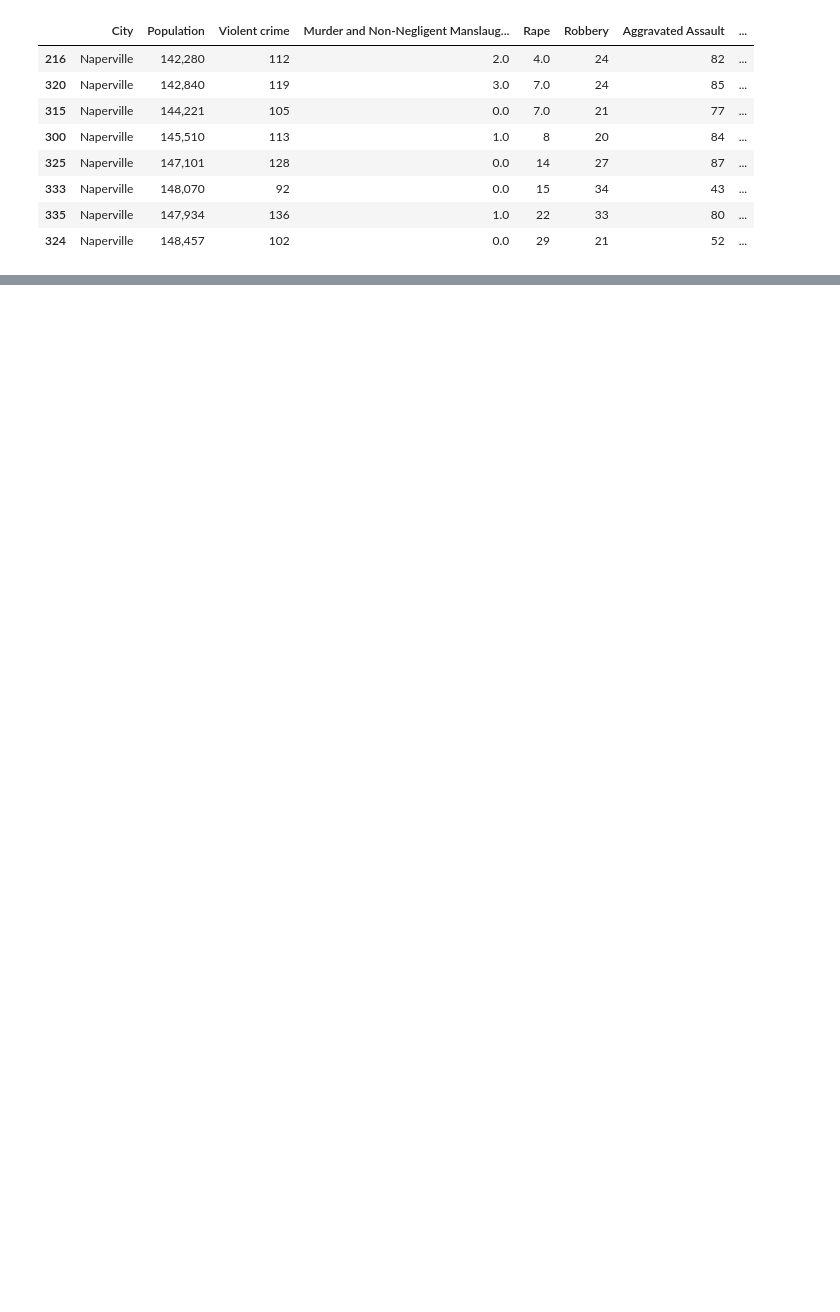
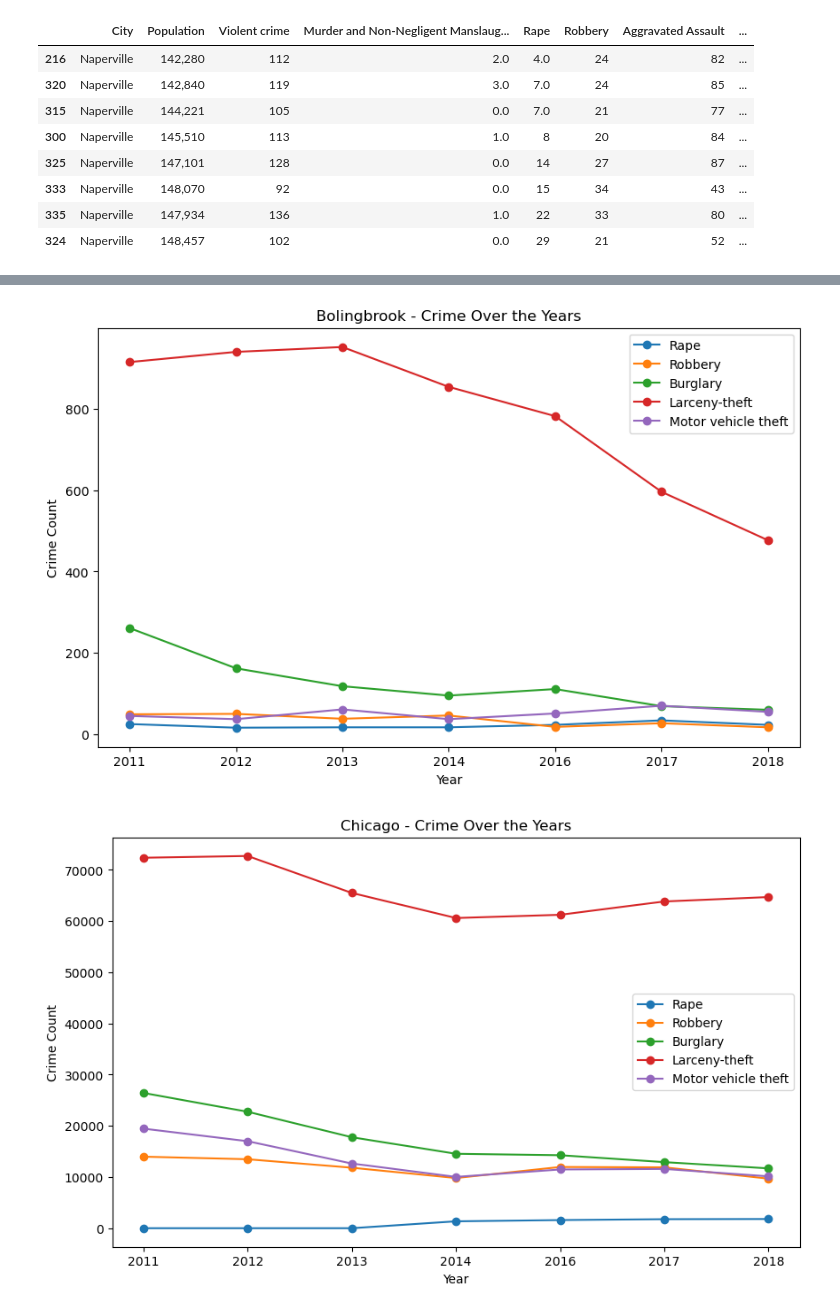
Before and after one commit to Expopanda/Project_1, a Jupyter notebook: shunjiaanalysis.ipynb, the cells around one changed output, grey strips where cells are left out. Cells and saved outputs as stored; diff of their text form; code cells hidden in the pictures; blank space fills up the shorter version.

```diff
--- a/shunjiaanalysis.ipynb
+++ b/shunjiaanalysis.ipynb
@@ -248,0 +263,13 @@ FBI_df_Naperville
+# %%
+# Step 1: Create a set of years for each city
+years_by_city = {}
+cities = combined_filter_df['City'].unique()
+
+for city in cities:
+    years_by_city[city] = set(combined_filter_df[combined_filter_df['City'] == city]['Year'])
+
+# Step 2: Find the intersection of these sets to identify the common years
+overlap_years = set.intersection(*years_by_city.values())
+
+# 'overlap_years' now contains the common years among all cities.
+print("Overlap Years:", sorted(list(overlap_years)))
@@ -248,0 +278,4 @@ FBI_df_Naperville
+# %%
+#creat the new df based on the overlap_years
+FBI_new_city_df = combined_filter_df[combined_filter_df['Year'].isin(overlap_years)]
+FBI_new_city_df.info
@@ -248,0 +311,6 @@ FBI_df_Naperville
+# %%
+FBI_new_city_df["Rape"] = [float(str(i).replace(",", "")) for i in FBI_new_city_df["Rape"]]
+FBI_new_city_df["Robbery"] = [float(str(i).replace(",", "")) for i in FBI_new_city_df["Robbery"]]
+FBI_new_city_df["Burglary"] = [float(str(i).replace(",", "")) for i in FBI_new_city_df["Burglary"]]
+FBI_new_city_df["Larceny-theft"] = [float(str(i).replace(",", "")) for i in FBI_new_city_df["Larceny-theft"]]
+FBI_new_city_df["Motor vehicle theft"] = [float(str(i).replace(",", "")) for i in FBI_new_city_df["Motor vehicle theft"]]
@@ -248,0 +335,25 @@ FBI_df_Naperville
+# %%
+# creat line charts based on the crimes and the years for each city
+# Group the data by 'City'
+grouped_data = FBI_new_city_df.groupby('City')
+
+# List of crime categories you want to create line charts for
+crime_categories = ["Rape","Robbery","Burglary","Larceny-theft","Motor vehicle theft"]
+
+# Create a line chart for each city
+for city, group in grouped_data:
+    plt.figure(figsize=(10, 6))
+    plt.title(f"{city} - Crime Over the Years")
+
+    for crime_category in crime_categories:
+        plt.plot(group['Year'], group[crime_category], 'o-',label=crime_category)
+
+    plt.xlabel("Year")
+    plt.ylabel("Crime Count")
+    plt.legend()
+    plt.grid(False)
+
+    plt.show()
+# %% [output]
+[figure, added]
+[figure, added]
```
Also changed, not shown: parts of 13 cells of this notebook, 7 other files.
